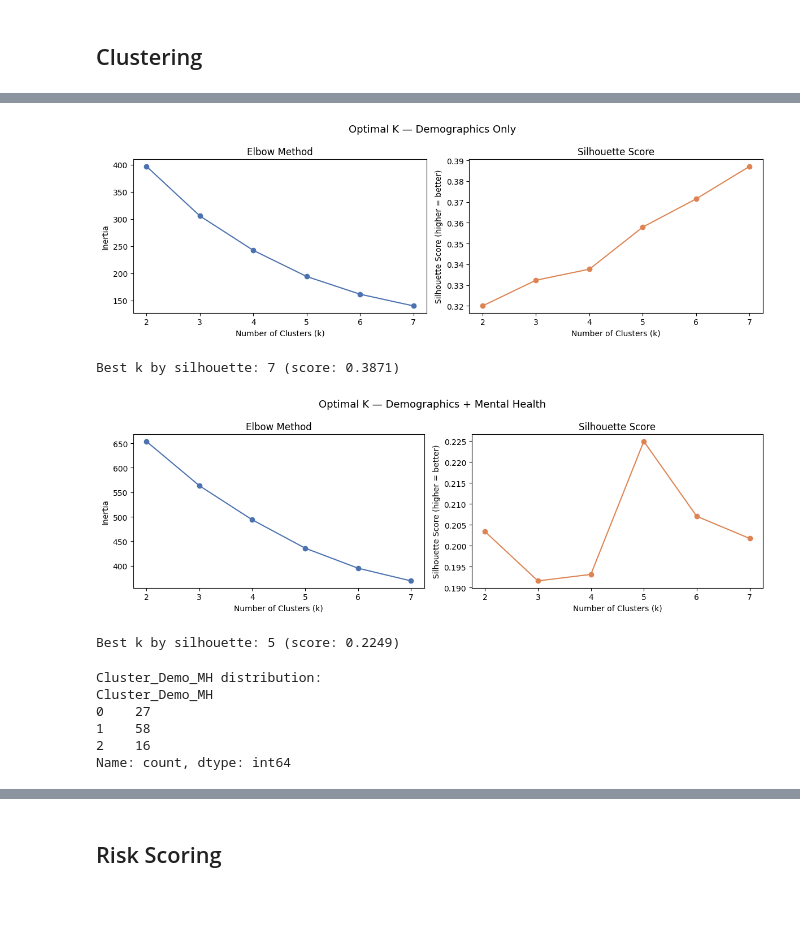
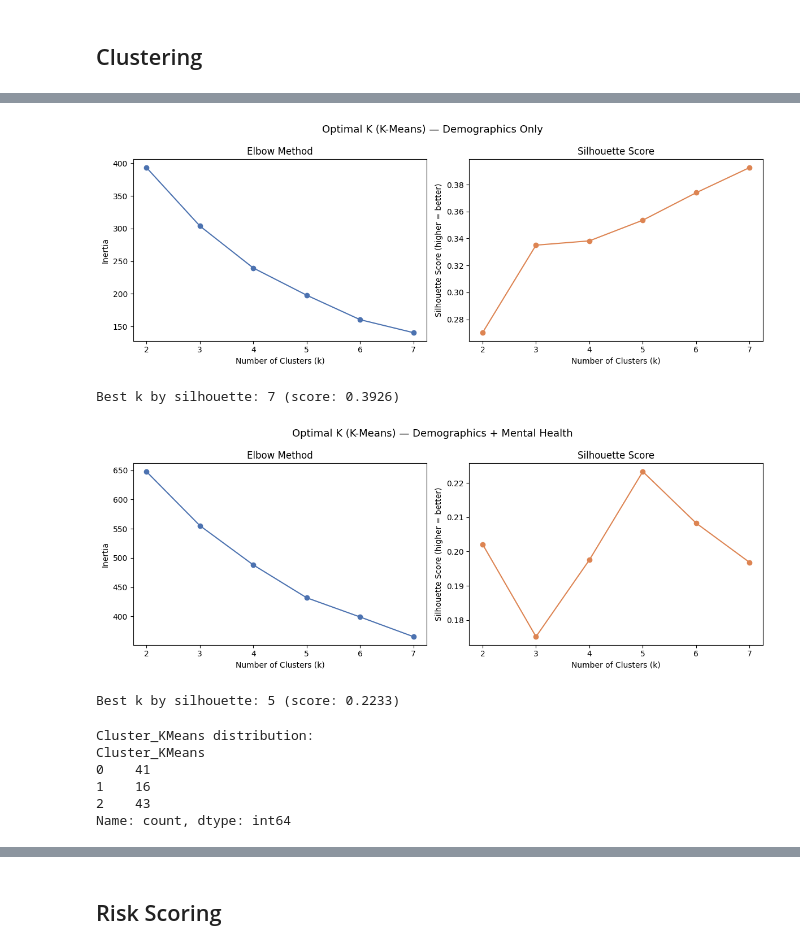
Before and after one commit to AffanAbya30/mindguard-ub, a Jupyter notebook: MindGuard_UB.ipynb, the cells around one changed output, grey strips where cells are left out. Saved outputs shown, nothing was run; the diff lists cells and outputs as text; code cells hidden in the pictures; blank space fills up the shorter version.

```diff
--- a/MindGuard_UB.ipynb
+++ b/MindGuard_UB.ipynb
@@ -189,5 +192,7 @@ dtype: int64
 
 Total missing: 0
 # %%
-df.duplicated().sum()
+print(f"Jumlah baris duplikat sebelum dihapus: {df.duplicated().sum()}")
+df.drop_duplicates(inplace=True)
+print(f"Shape dataset setelah menghapus duplikat: {df.shape}")
 # %% [output]
@@ -711,12 +911,19 @@ Models trained successfully with random_state=42
 # %% [markdown]
 ### Confusion Matrix
 # %%
-# fig, ax = plt.subplots(figsize=(6, 5))
-# ConfusionMatrixDisplay.from_predictions(
-#     y_test, y_pred,
-#     display_labels=['Tidak Berisiko', 'Berisiko'],
-#     cmap='Blues', ax=ax
-# )
-# ax.set_title('Confusion Matrix\n(False Negative = kasus berisiko yang terlewat)')
-# plt.tight_layout()
-# plt.show()
+from sklearn.metrics import ConfusionMatrixDisplay
+# Plot Confusion Matrix out-of-fold untuk model terbaik (SVM)
+best_model_name = "SVM"
+best_oof = cv_results[best_model_name]["oof_preds"]
+
+fig, axes = plt.subplots(1, 3, figsize=(16, 4.5))
+for idx, target in enumerate(targets):
+    ConfusionMatrixDisplay.from_predictions(
+        y.iloc[:, idx], best_oof[:, idx],
+        display_labels=['No', 'Yes'],
+        cmap='Blues', ax=axes[idx]
+    )
+    axes[idx].set_title(f'Confusion Matrix: {target}')
+plt.suptitle(f'Out-of-Fold Confusion Matrices for {best_model_name} (5-Fold CV)', y=1.05, fontsize=14)
+plt.tight_layout()
+plt.show()
@@ -842,53 +1023,56 @@ Demo + MH features shape: (101, 8)
 # %%
-def find_optimal_k(X_scaled, title, k_range=range(2, 8)):
+from sklearn.cluster import KMeans
+from sklearn.metrics import silhouette_score
+
+def find_optimal_k_kmeans(X_scaled, title, k_range=range(2, 8)):
     inertias, silhouettes = [], []
 
     for k in k_range:
         km = KMeans(n_clusters=k, random_state=42, n_init=10)
         labels = km.fit_predict(X_scaled)
         inertias.append(km.inertia_)
         silhouettes.append(silhouette_score(X_scaled, labels))
 
-    fig, axes = plt.subplots(1, 2, figsize=(12, 4))
-    fig.suptitle(f"Optimal K — {title}", fontsize=13)
+    fig, axes = plt.subplots(1, 2, figsize=(12, 4.5))
+    fig.suptitle(f"Optimal K (K-Means) — {title}", fontsize=13)
 
     axes[0].plot(k_range, inertias, marker="o", color="#4C72B0")
     axes[0].set_title("Elbow Method")
     axes[0].set_xlabel("Number of Clusters (k)")
     axes[0].set_ylabel("Inertia")
 
     axes[1].plot(k_range, silhouettes, marker="o", color="#DD8452")
     axes[1].set_title("Silhouette Score")
     axes[1].set_xlabel("Number of Clusters (k)")
     axes[1].set_ylabel("Silhouette Score (higher = better)")
 
     plt.tight_layout()
     plt.show()
 
     best_k = list(k_range)[silhouettes.index(max(silhouettes))]
     print(f"Best k by silhouette: {best_k} (score: {max(silhouettes):.4f})")
     return best_k
 
-best_k_demo    = find_optimal_k(X_demo_scaled,    "Demographics Only")
-best_k_demo_mh = find_optimal_k(X_demo_mh_scaled, "Demographics + Mental Health")
+best_k_demo    = find_optimal_k_kmeans(X_demo_scaled,    "Demographics Only")
+best_k_demo_mh = find_optimal_k_kmeans(X_demo_mh_scaled, "Demographics + Mental Health")
 # %% [output]
-[figure, old version]
+[figure, new version]
-Best k by silhouette: 7 (score: 0.3871)
+Best k by silhouette: 7 (score: 0.3926)
-[figure, old version]
+[figure, new version]
-Best k by silhouette: 5 (score: 0.2249)
+Best k by silhouette: 5 (score: 0.2233)
 # %%
+# Perform K-Means clustering (k=3 as predefined)
 km_demo_mh = KMeans(n_clusters=3, random_state=42, n_init=10)
+df_clust["Cluster_KMeans"] = km_demo_mh.fit_predict(X_demo_mh_scaled)
 
-df_clust["Cluster_Demo_MH"] = km_demo_mh.fit_predict(X_demo_mh_scaled)
-
-print("\nCluster_Demo_MH distribution:")
-print(df_clust["Cluster_Demo_MH"].value_counts().sort_index())
+print("\nCluster_KMeans distribution:")
+print(df_clust["Cluster_KMeans"].value_counts().sort_index())
 # %% [output]
-Cluster_Demo_MH distribution:
-Cluster_Demo_MH
-0    27
-1    58
-2    16
+Cluster_KMeans distribution:
+Cluster_KMeans
+0    41
+1    16
+2    43
 Name: count, dtype: int64
 # %%
 def profile_clusters(df, cluster_col, features):
```
Also changed, not shown: parts of 49 cells of this notebook, 2 other files.
